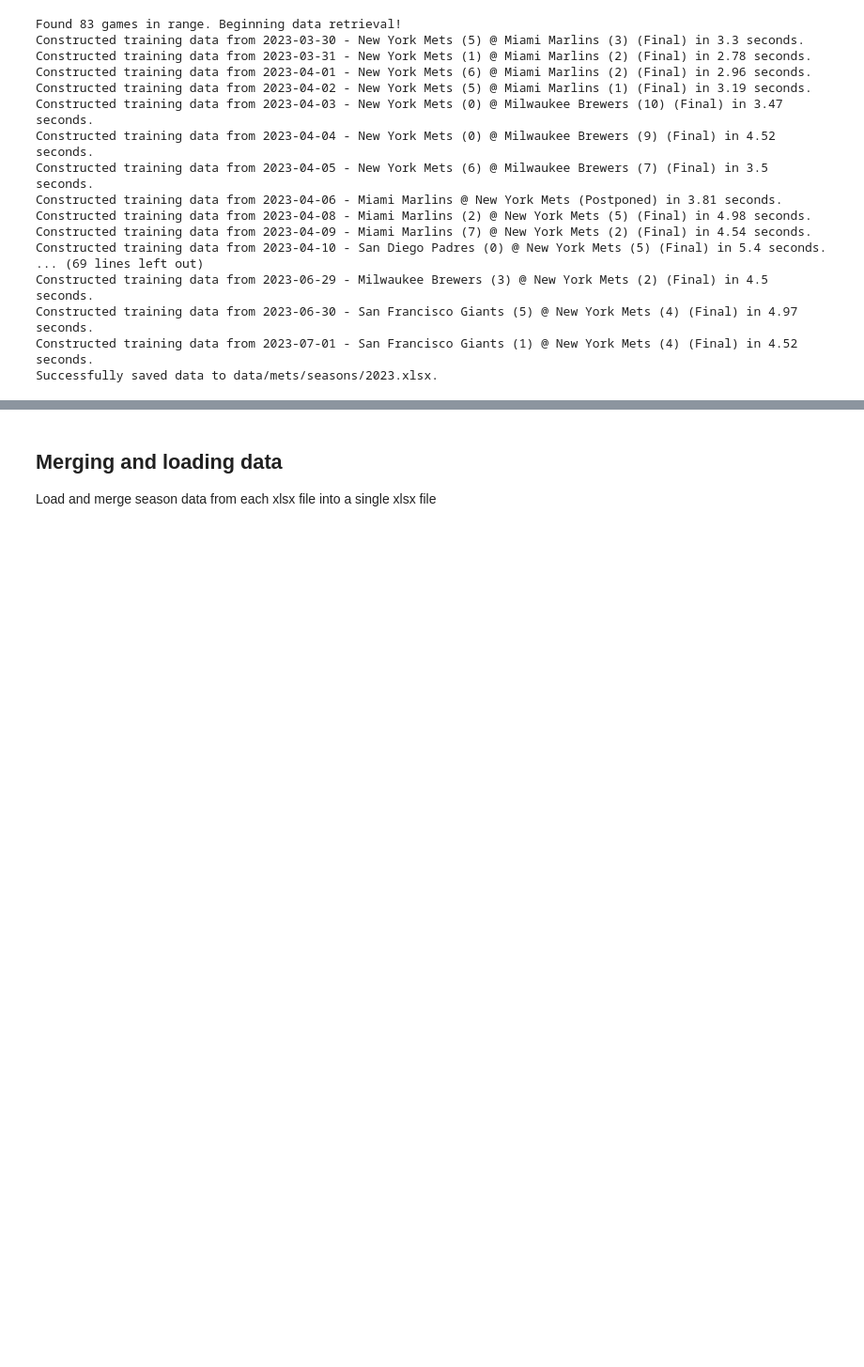
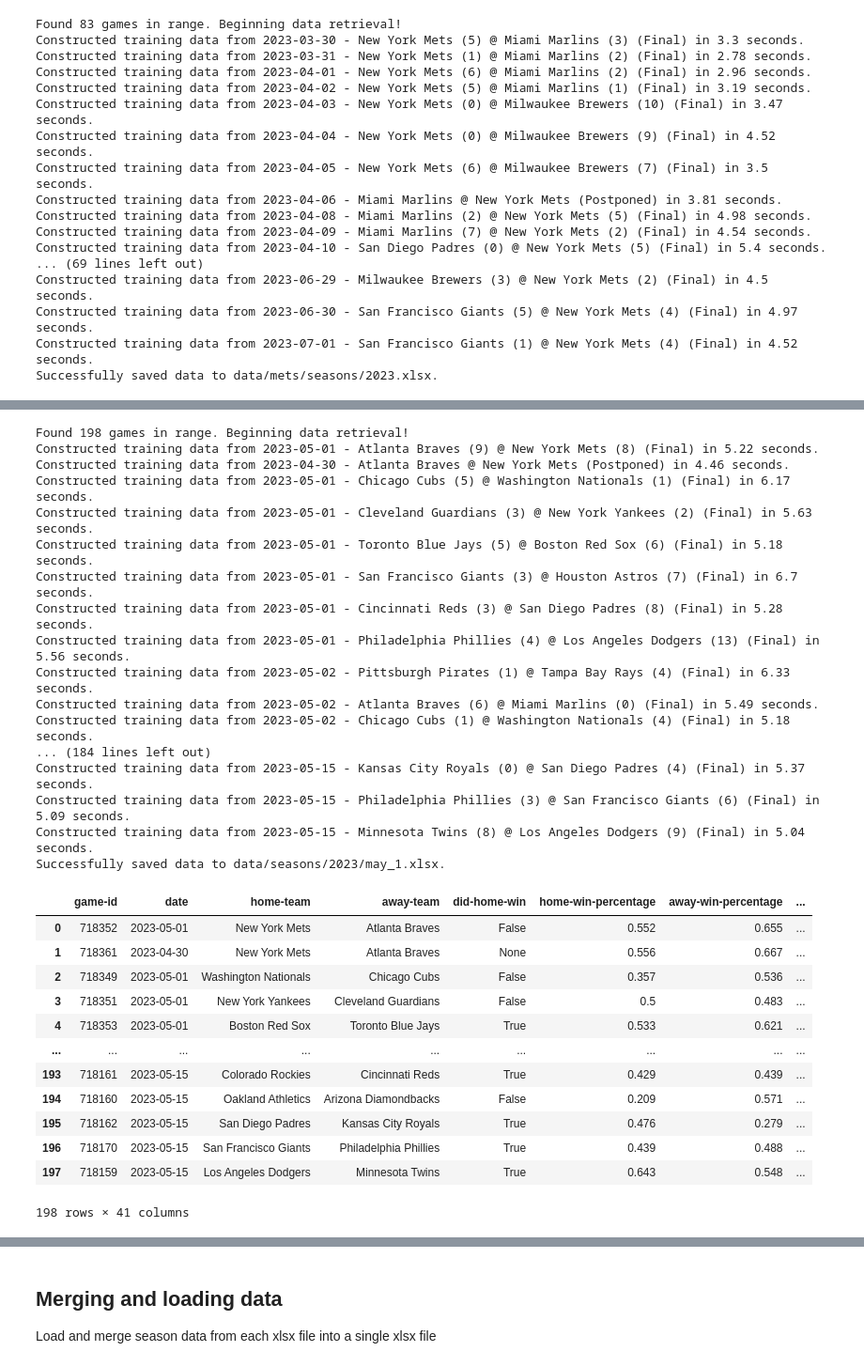
Before and after one commit to StevenDeFalco/predictMLB, a Jupyter notebook: mlb-predict.ipynb, the cells around one changed output, grey strips where cells are left out. Shown: that part at 94% size. Cells and saved outputs as stored; diff of their text form; code cells hidden in the pictures; blank space fills up the shorter version.

```diff
--- a/mlb-predict.ipynb
+++ b/mlb-predict.ipynb
@@ -163,0 +238,33 @@ Successfully saved data to data/mets/seasons/2023.xlsx.
+# %%
+mlb.get_data(start_date="05/01/2023", end_date="05/15/2023", file_path="data/seasons/2023/may_1.xlsx")
+# %% [output]
+Found 198 games in range. Beginning data retrieval!
+Constructed training data from 2023-05-01 - Atlanta Braves (9) @ New York Mets (8) (Final) in 5.22 seconds.
+Constructed training data from 2023-04-30 - Atlanta Braves @ New York Mets (Postponed) in 4.46 seconds.
+Constructed training data from 2023-05-01 - Chicago Cubs (5) @ Washington Nationals (1) (Final) in 6.17 seconds.
+Constructed training data from 2023-05-01 - Cleveland Guardians (3) @ New York Yankees (2) (Final) in 5.63 seconds.
+Constructed training data from 2023-05-01 - Toronto Blue Jays (5) @ Boston Red Sox (6) (Final) in 5.18 seconds.
+Constructed training data from 2023-05-01 - San Francisco Giants (3) @ Houston Astros (7) (Final) in 6.7 seconds.
+Constructed training data from 2023-05-01 - Cincinnati Reds (3) @ San Diego Padres (8) (Final) in 5.28 seconds.
+Constructed training data from 2023-05-01 - Philadelphia Phillies (4) @ Los Angeles Dodgers (13) (Final) in 5.56 seconds.
+Constructed training data from 2023-05-02 - Pittsburgh Pirates (1) @ Tampa Bay Rays (4) (Final) in 6.33 seconds.
+Constructed training data from 2023-05-02 - Atlanta Braves (6) @ Miami Marlins (0) (Final) in 5.49 seconds.
+Constructed training data from 2023-05-02 - Chicago Cubs (1) @ Washington Nationals (4) (Final) in 5.18 seconds.
+... (184 lines left out)
+Constructed training data from 2023-05-15 - Kansas City Royals (0) @ San Diego Padres (4) (Final) in 5.37 seconds.
+Constructed training data from 2023-05-15 - Philadelphia Phillies (3) @ San Francisco Giants (6) (Final) in 5.09 seconds.
+Constructed training data from 2023-05-15 - Minnesota Twins (8) @ Los Angeles Dodgers (9) (Final) in 5.04 seconds.
+Successfully saved data to data/seasons/2023/may_1.xlsx.
+|  | game-id | date | home-team | away-team | did-home-win | home-win-percentage | away-win-percentage | ... |
+| 0 | 718352 | 2023-05-01 | New York Mets | Atlanta Braves | False | 0.552 | 0.655 | ... |
+| 1 | 718361 | 2023-04-30 | New York Mets | Atlanta Braves | None | 0.556 | 0.667 | ... |
+| 2 | 718349 | 2023-05-01 | Washington Nationals | Chicago Cubs | False | 0.357 | 0.536 | ... |
+| 3 | 718351 | 2023-05-01 | New York Yankees | Cleveland Guardians | False | 0.5 | 0.483 | ... |
+| 4 | 718353 | 2023-05-01 | Boston Red Sox | Toronto Blue Jays | True | 0.533 | 0.621 | ... |
+| ... | ... | ... | ... | ... | ... | ... | ... | ... |
+| 193 | 718161 | 2023-05-15 | Colorado Rockies | Cincinnati Reds | True | 0.429 | 0.439 | ... |
+| 194 | 718160 | 2023-05-15 | Oakland Athletics | Arizona Diamondbacks | False | 0.209 | 0.571 | ... |
+| 195 | 718162 | 2023-05-15 | San Diego Padres | Kansas City Royals | True | 0.476 | 0.279 | ... |
+| 196 | 718170 | 2023-05-15 | San Francisco Giants | Philadelphia Phillies | True | 0.439 | 0.488 | ... |
+| 197 | 718159 | 2023-05-15 | Los Angeles Dodgers | Minnesota Twins | True | 0.643 | 0.548 | ... |
+198 rows × 41 columns
```
Also changed, not shown: parts of 53 cells of this notebook.
